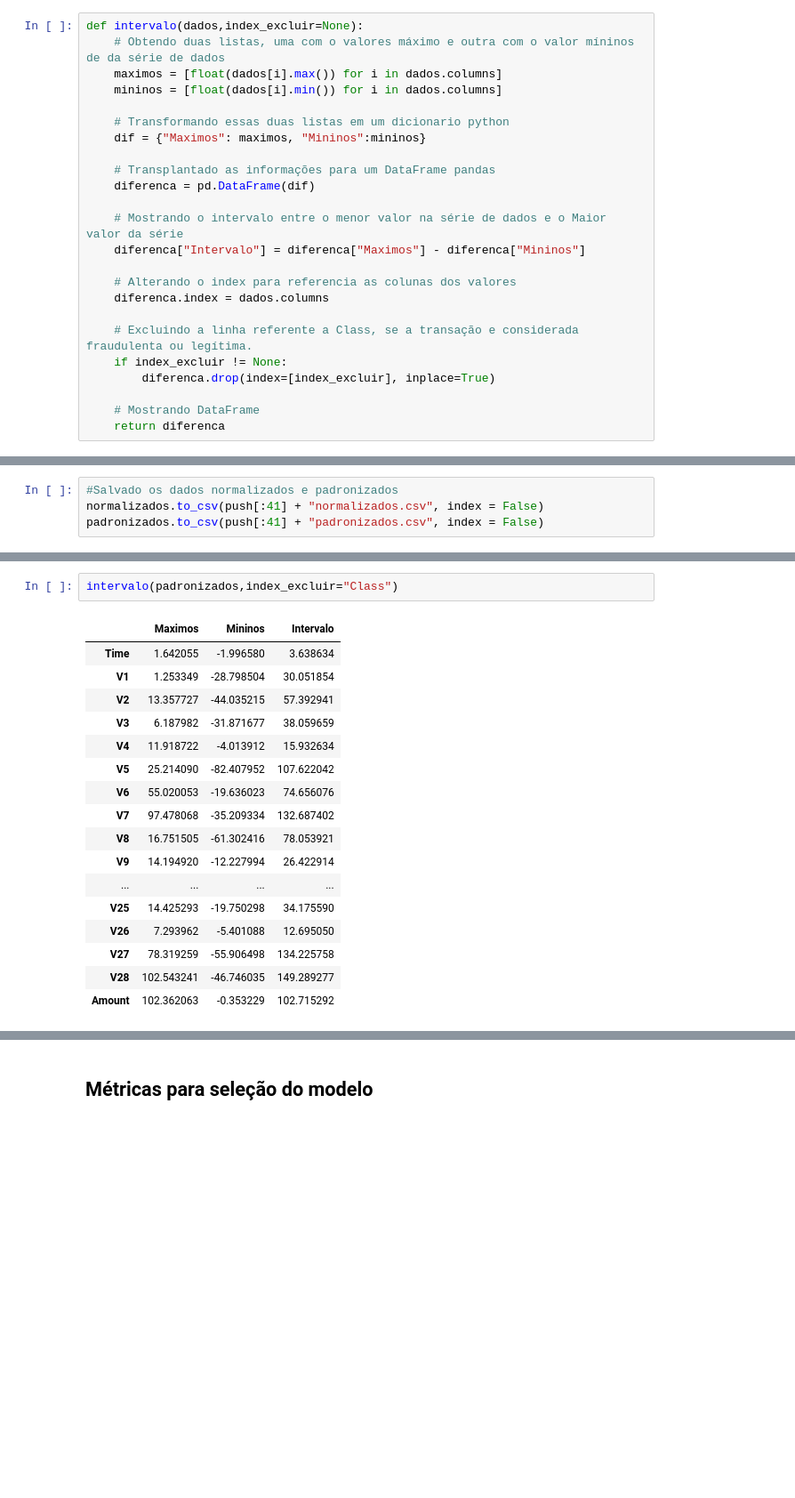
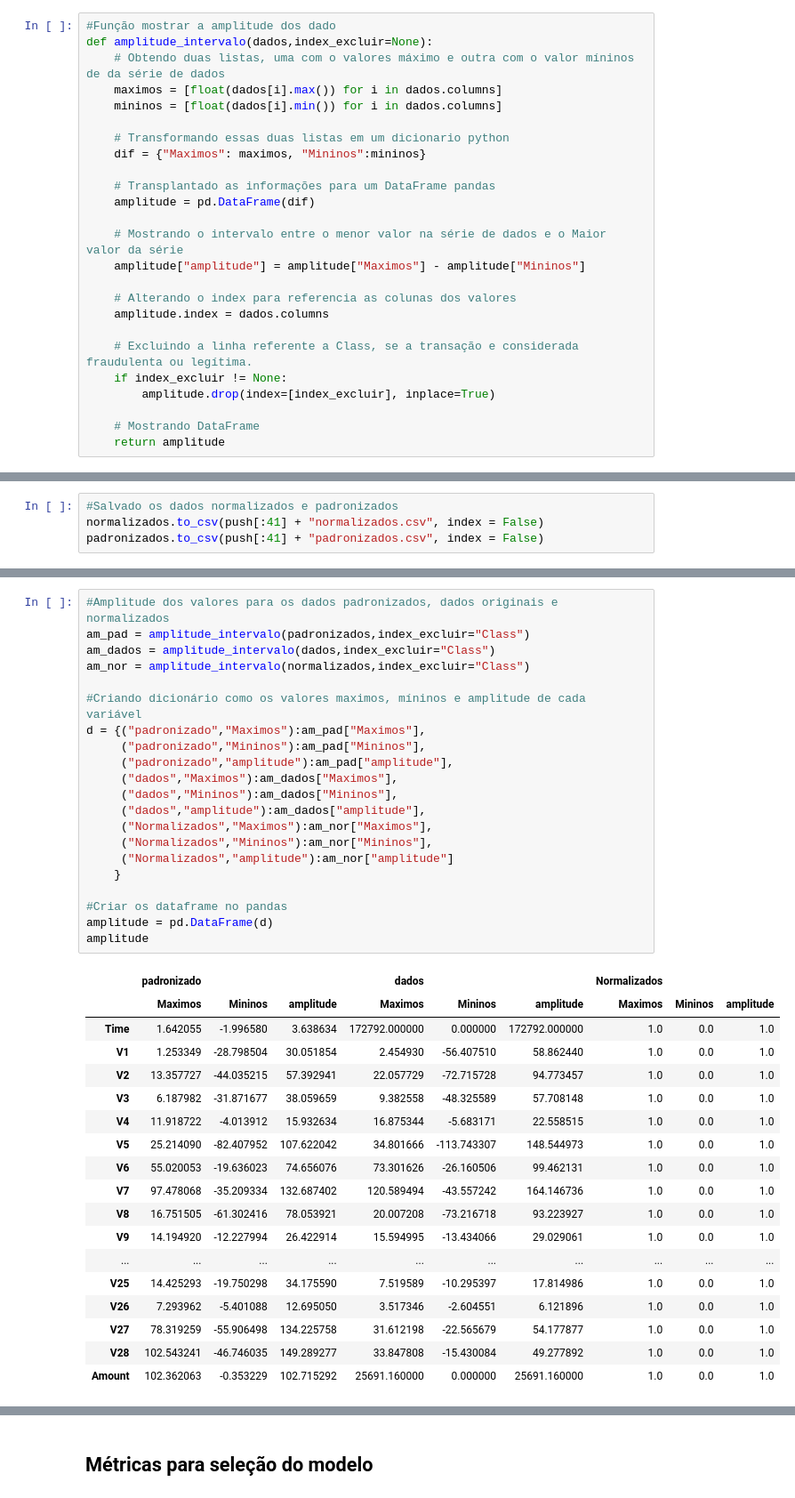
Before and after one commit to Mickael03/Data_Science_Projects, a Jupyter notebook: Credit_Card_Fraud_Detection.ipynb, the cells around one changed output, grey strips where cells are left out. Shown: that part at 89% size. Saved outputs shown, nothing was run; the diff lists cells and outputs as text; blank space fills up the shorter version.

```diff
--- a/Credit_Card_Fraud_Detection.ipynb
+++ b/Credit_Card_Fraud_Detection.ipynb
@@ -90,7 +90,8 @@ Name: proportion, dtype: float64
 # %% [markdown]
 De acordo como as informações geradas nas células de código acima podemos observa que existem um total de $284807$ transações, sendo $284315$ transações legítimas e $492$ fraudulentas, em temos percentuas temos aproximadamente $99,827\ \%$ das transações sendo legítimas e $0,173\ \%$ fraudulentas. Existe um enorme discrepância entre dados considerados fraudulentos e legítimos para evitar um viés no modelo a ser criados devemos por meio de algum técnica reduzir o esse desequilíbrio nesse grupo.
 # %%
-def intervalo(dados,index_excluir=None):
+#Função mostrar a amplitude dos dado
+def amplitude_intervalo(dados,index_excluir=None):
     # Obtendo duas listas, uma com o valores máximo e outra com o valor míninos de da série de dados
     maximos = [float(dados[i].max()) for i in dados.columns]
     mininos = [float(dados[i].min()) for i in dados.columns]
@@ -99,18 +100,18 @@ def intervalo(dados,index_excluir=None):
     dif = {"Maximos": maximos, "Mininos":mininos}
 
     # Transplantado as informações para um DataFrame pandas
-    diferenca = pd.DataFrame(dif)
+    amplitude = pd.DataFrame(dif)
 
     # Mostrando o intervalo entre o menor valor na série de dados e o Maior valor da série
-    diferenca["Intervalo"] = diferenca["Maximos"] - diferenca["Mininos"]
+    amplitude["amplitude"] = amplitude["Maximos"] - amplitude["Mininos"]
 
     # Alterando o index para referencia as colunas dos valores
-    diferenca.index = dados.columns
+    amplitude.index = dados.columns
 
     # Excluindo a linha referente a Class, se a transação e considerada fraudulenta ou legítima.
     if index_excluir != None:
-        diferenca.drop(index=[index_excluir], inplace=True)
+        amplitude.drop(index=[index_excluir], inplace=True)
 
     # Mostrando DataFrame
-    return diferenca
+    return amplitude
 # %%
@@ -197,20 +222,40 @@ padronizados.to_csv(push[:41] + "padronizados.csv", index = False)
 # %%
-intervalo(padronizados,index_excluir="Class")
+#Amplitude dos valores para os dados padronizados, dados originais e normalizados
+am_pad = amplitude_intervalo(padronizados,index_excluir="Class")
+am_dados = amplitude_intervalo(dados,index_excluir="Class")
+am_nor = amplitude_intervalo(normalizados,index_excluir="Class")
+
+#Criando dicionário como os valores maximos, míninos e amplitude de cada variável
+d = {("padronizado","Maximos"):am_pad["Maximos"],
+     ("padronizado","Mininos"):am_pad["Mininos"],
+     ("padronizado","amplitude"):am_pad["amplitude"],
+     ("dados","Maximos"):am_dados["Maximos"],
+     ("dados","Mininos"):am_dados["Mininos"],
+     ("dados","amplitude"):am_dados["amplitude"],
+     ("Normalizados","Maximos"):am_nor["Maximos"],
+     ("Normalizados","Mininos"):am_nor["Mininos"],
+     ("Normalizados","amplitude"):am_nor["amplitude"]
+    }
+
+#Criar os dataframe no pandas
+amplitude = pd.DataFrame(d)
+amplitude
 # %% [output]
-|  | Maximos | Mininos | Intervalo |
-| Time | 1.642055 | -1.996580 | 3.638634 |
-| V1 | 1.253349 | -28.798504 | 30.051854 |
-| V2 | 13.357727 | -44.035215 | 57.392941 |
-| V3 | 6.187982 | -31.871677 | 38.059659 |
-| V4 | 11.918722 | -4.013912 | 15.932634 |
-| V5 | 25.214090 | -82.407952 | 107.622042 |
-| V6 | 55.020053 | -19.636023 | 74.656076 |
-| V7 | 97.478068 | -35.209334 | 132.687402 |
-| V8 | 16.751505 | -61.302416 | 78.053921 |
-| V9 | 14.194920 | -12.227994 | 26.422914 |
-| ... | ... | ... | ... |
-| V25 | 14.425293 | -19.750298 | 34.175590 |
-| V26 | 7.293962 | -5.401088 | 12.695050 |
-| V27 | 78.319259 | -55.906498 | 134.225758 |
-| V28 | 102.543241 | -46.746035 | 149.289277 |
-| Amount | 102.362063 | -0.353229 | 102.715292 |
+|  | padronizado |  |  | dados |  |  | Normalizados |  |  |
+|  | Maximos | Mininos | amplitude | Maximos | Mininos | amplitude | Maximos | Mininos | amplitude |
+| Time | 1.642055 | -1.996580 | 3.638634 | 172792.000000 | 0.000000 | 172792.000000 | 1.0 | 0.0 | 1.0 |
+| V1 | 1.253349 | -28.798504 | 30.051854 | 2.454930 | -56.407510 | 58.862440 | 1.0 | 0.0 | 1.0 |
+| V2 | 13.357727 | -44.035215 | 57.392941 | 22.057729 | -72.715728 | 94.773457 | 1.0 | 0.0 | 1.0 |
+| V3 | 6.187982 | -31.871677 | 38.059659 | 9.382558 | -48.325589 | 57.708148 | 1.0 | 0.0 | 1.0 |
+| V4 | 11.918722 | -4.013912 | 15.932634 | 16.875344 | -5.683171 | 22.558515 | 1.0 | 0.0 | 1.0 |
+| V5 | 25.214090 | -82.407952 | 107.622042 | 34.801666 | -113.743307 | 148.544973 | 1.0 | 0.0 | 1.0 |
+| V6 | 55.020053 | -19.636023 | 74.656076 | 73.301626 | -26.160506 | 99.462131 | 1.0 | 0.0 | 1.0 |
+| V7 | 97.478068 | -35.209334 | 132.687402 | 120.589494 | -43.557242 | 164.146736 | 1.0 | 0.0 | 1.0 |
+| V8 | 16.751505 | -61.302416 | 78.053921 | 20.007208 | -73.216718 | 93.223927 | 1.0 | 0.0 | 1.0 |
+| V9 | 14.194920 | -12.227994 | 26.422914 | 15.594995 | -13.434066 | 29.029061 | 1.0 | 0.0 | 1.0 |
+| ... | ... | ... | ... | ... | ... | ... | ... | ... | ... |
+| V25 | 14.425293 | -19.750298 | 34.175590 | 7.519589 | -10.295397 | 17.814986 | 1.0 | 0.0 | 1.0 |
+| V26 | 7.293962 | -5.401088 | 12.695050 | 3.517346 | -2.604551 | 6.121896 | 1.0 | 0.0 | 1.0 |
+| V27 | 78.319259 | -55.906498 | 134.225758 | 31.612198 | -22.565679 | 54.177877 | 1.0 | 0.0 | 1.0 |
+| V28 | 102.543241 | -46.746035 | 149.289277 | 33.847808 | -15.430084 | 49.277892 | 1.0 | 0.0 | 1.0 |
+| Amount | 102.362063 | -0.353229 | 102.715292 | 25691.160000 | 0.000000 | 25691.160000 | 1.0 | 0.0 | 1.0 |
```
Also changed, not shown: parts of 30 cells of this notebook.
